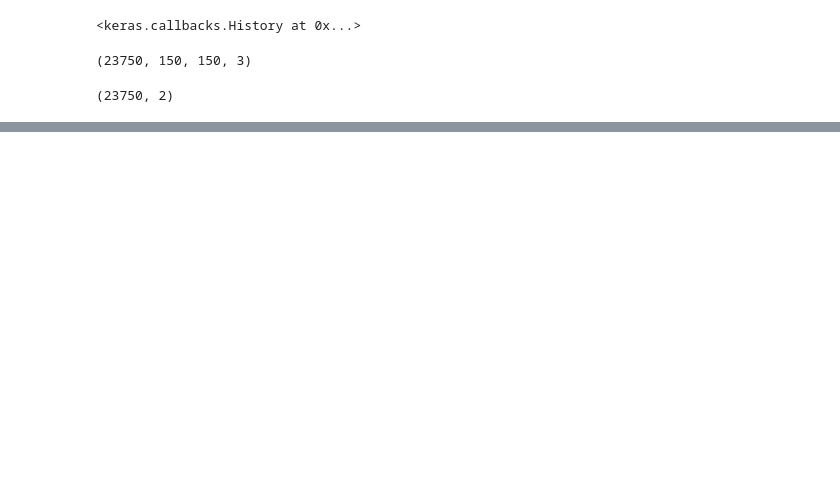
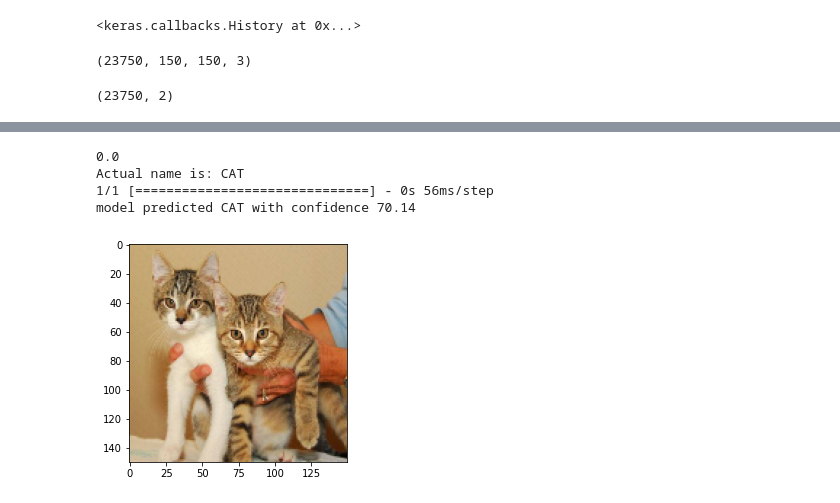
Before and after one commit to ChintaLokesh/Deep_Learning_Neural_Network, a Jupyter notebook: Modified_Version_of_NN_cats_vs_Dog_Dataset.ipynb, the cells around one changed output, grey strips where cells are left out. Cells and saved outputs as stored; diff of their text form; code cells hidden in the pictures; blank space fills up the shorter version.

```diff
--- a/Modified_Version_of_NN_cats_vs_Dog_Dataset.ipynb
+++ b/Modified_Version_of_NN_cats_vs_Dog_Dataset.ipynb
@@ -157,0 +176,8 @@ model predicted CAT with confidence 50.33
+# %%
+predict(5600)
+# %% [output]
+0.0
+Actual name is: CAT
+1/1 [==============================] - 0s 56ms/step
+model predicted CAT with confidence 70.14
+[figure, added]
```
Also changed, not shown: parts of 4 cells of this notebook.
